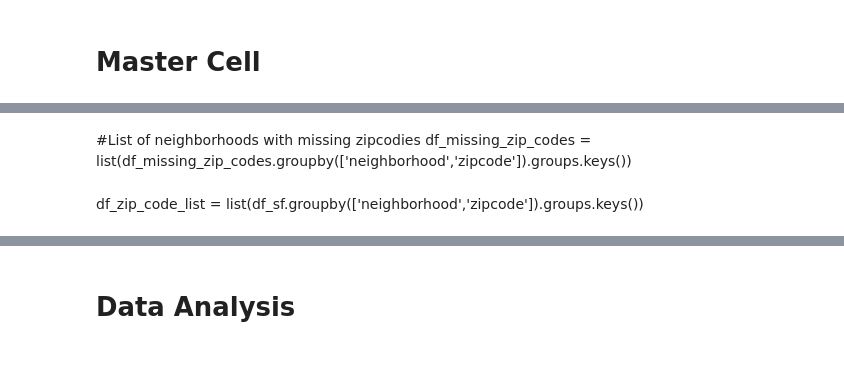
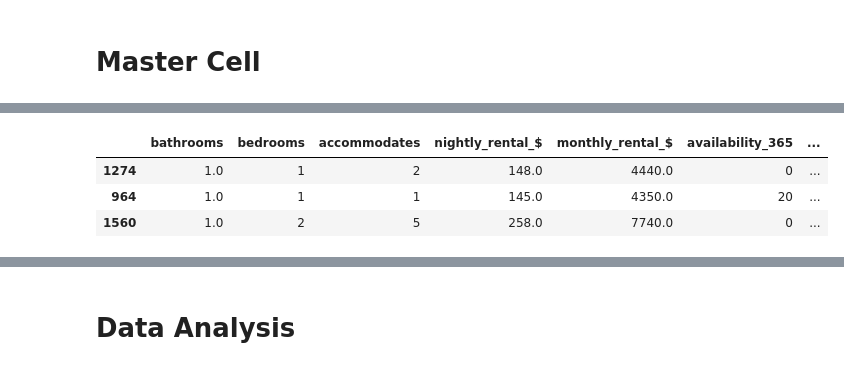
Before and after one commit to MohammadBakir/Predicting-ROI-On-AirBnb-Rentals, a Jupyter notebook: Project Luther.ipynb, the cells around one changed output, grey strips where cells are left out. Cells and saved outputs as stored; diff of their text form; code cells hidden in the pictures.

```diff
--- a/Project Luther.ipynb
+++ b/Project Luther.ipynb
@@ -316,3 +466,6 @@ df_sf.head(3)
+# %%
+#Merge Dining Amenities Data
+df_sf['dining_amenities'] = df_dining_amenities['length_dining_amenities'].sort_values(ascending=False)
 # %% [markdown]
 # Master Cell
 # %%
@@ -343,6 +474,17 @@ df_missing_zip_codes = df_sf.loc[df_sf['zipcode'].astype(str).str.contains('nan'
-# %% [markdown]
-#List of neighborhoods with missing zipcodies
-df_missing_zip_codes = list(df_missing_zip_codes.groupby(['neighborhood','zipcode']).groups.keys())
-# %% [markdown]
-df_zip_code_list = list(df_sf.groupby(['neighborhood','zipcode']).groups.keys())
+# %%
+#Drop Zipcode Column That's Been One Hot Encoded
+df_sf.drop(['zipcode'], axis=1, inplace=True)
+# %%
+#Drop Neighborhood Column That's Been One Hot Encoded
+df_sf.drop(['neighborhood'], axis=1, inplace=True)
+# %%
+#Drop Amenities Column That's Been One Hot Encoded
+df_sf.drop(['amenities'], axis=1, inplace=True)
+# %%
+df_sf.sample(3)
+# %% [output]
+|  | bathrooms | bedrooms | accommodates | nightly_rental_$ | monthly_rental_$ | availability_365 | ... |
+| 1274 | 1.0 | 1 | 2 | 148.0 | 4440.0 | 0 | ... |
+| 964 | 1.0 | 1 | 1 | 145.0 | 4350.0 | 20 | ... |
+| 1560 | 1.0 | 2 | 5 | 258.0 | 7740.0 | 0 | ... |
 # %%
```
Also changed, not shown: parts of 56 cells of this notebook, 1 other file.
